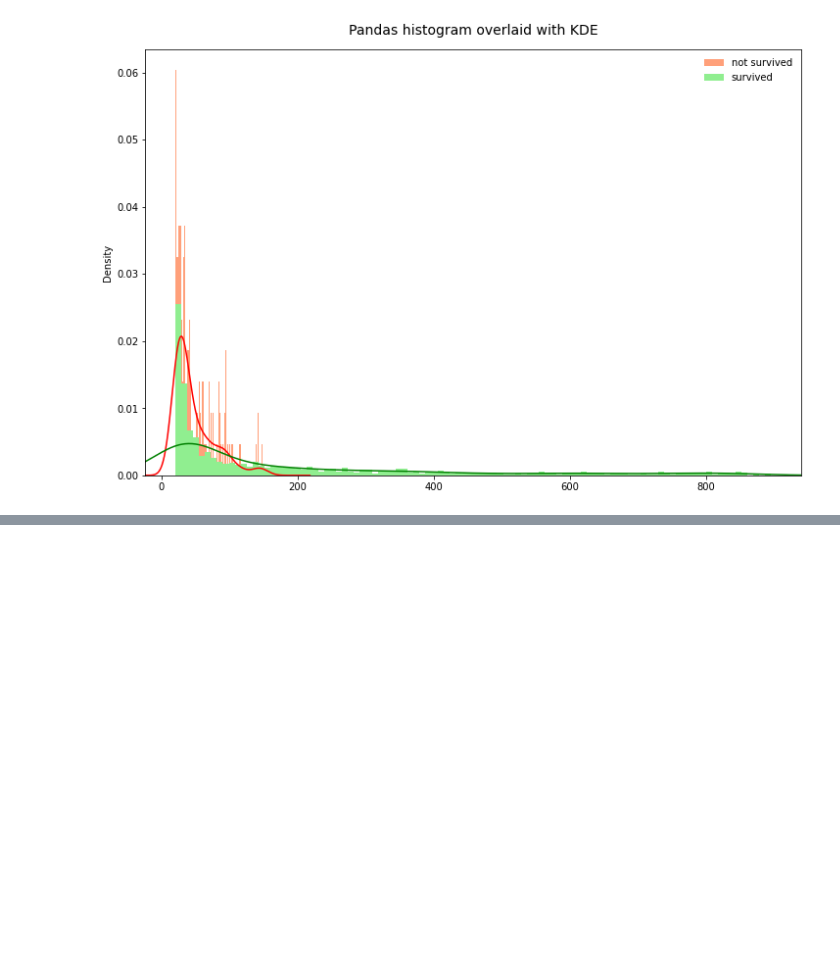
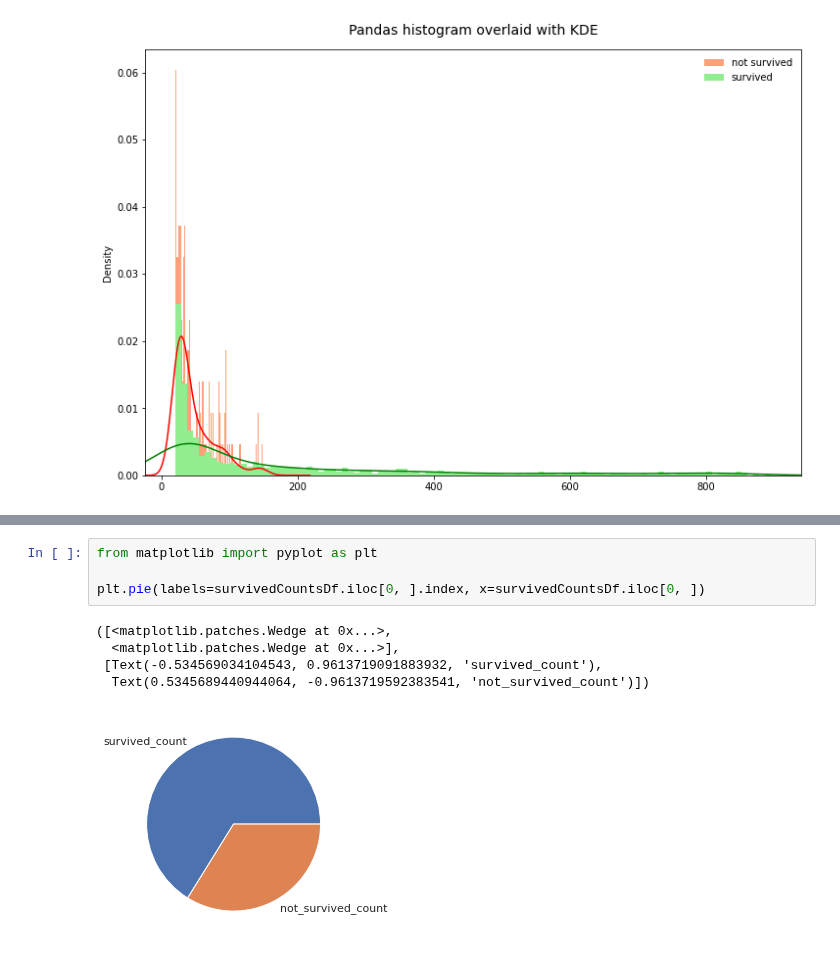
Before and after one commit to ryashpal/ML, a Jupyter notebook: mortality/sepsis_micro/02_explore_before.ipynb, the cells around one changed output, grey strips where cells are left out. Drawn from its saved outputs; the diff is of its cells as text; blank space fills up the shorter version.

```diff
--- a/mortality/sepsis_micro/02_explore_before.ipynb
+++ b/mortality/sepsis_micro/02_explore_before.ipynb
@@ -514,0 +592,10 @@ plt.show()
+# %%
+from matplotlib import pyplot as plt
+
+plt.pie(labels=survivedCountsDf.iloc[0, ].index, x=survivedCountsDf.iloc[0, ])
+# %% [output]
+([<matplotlib.patches.Wedge at 0x...>,
+  <matplotlib.patches.Wedge at 0x...>],
+ [Text(-0.534569034104543, 0.9613719091883932, 'survived_count'),
+  Text(0.5345689440944064, -0.9613719592383541, 'not_survived_count')])
+[figure, added]
```
Also changed, not shown: parts of 15 cells of this notebook, 2 other files.
